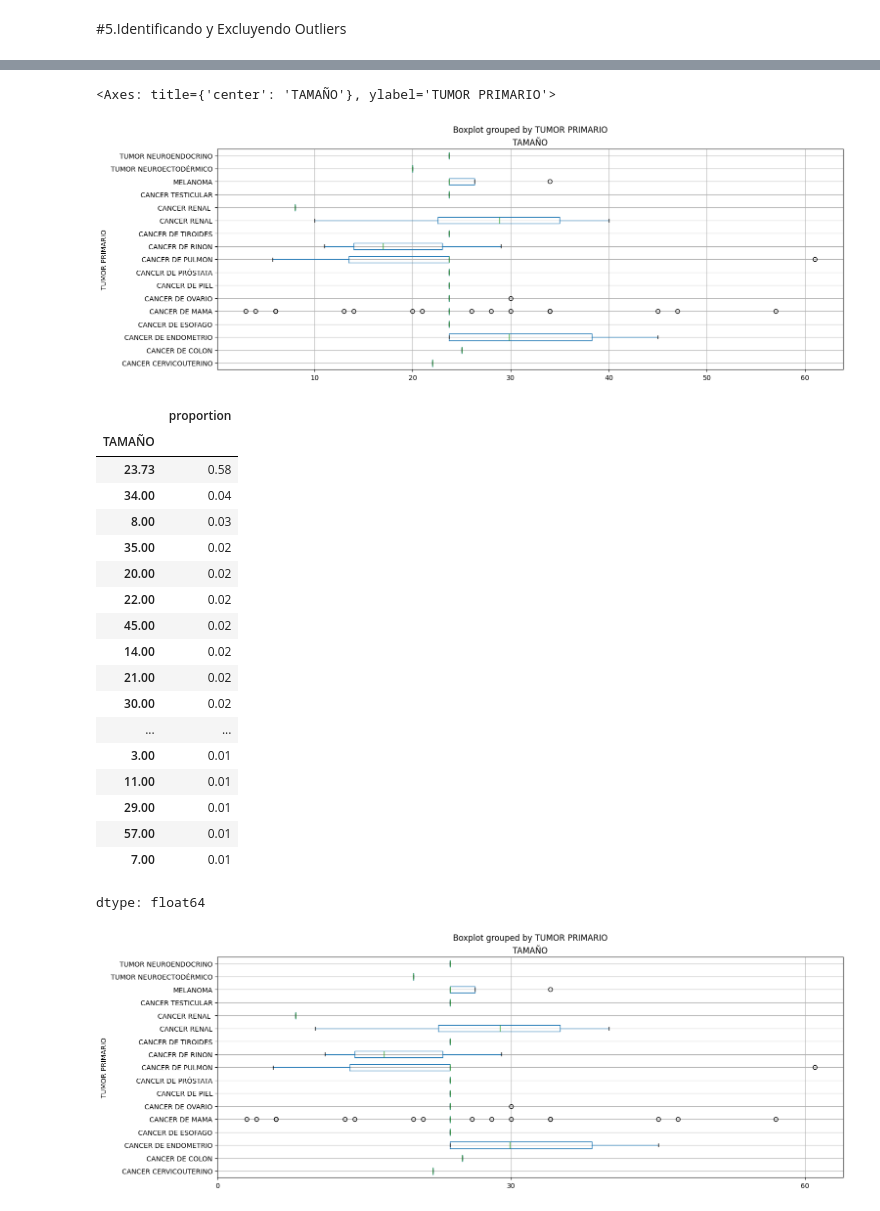
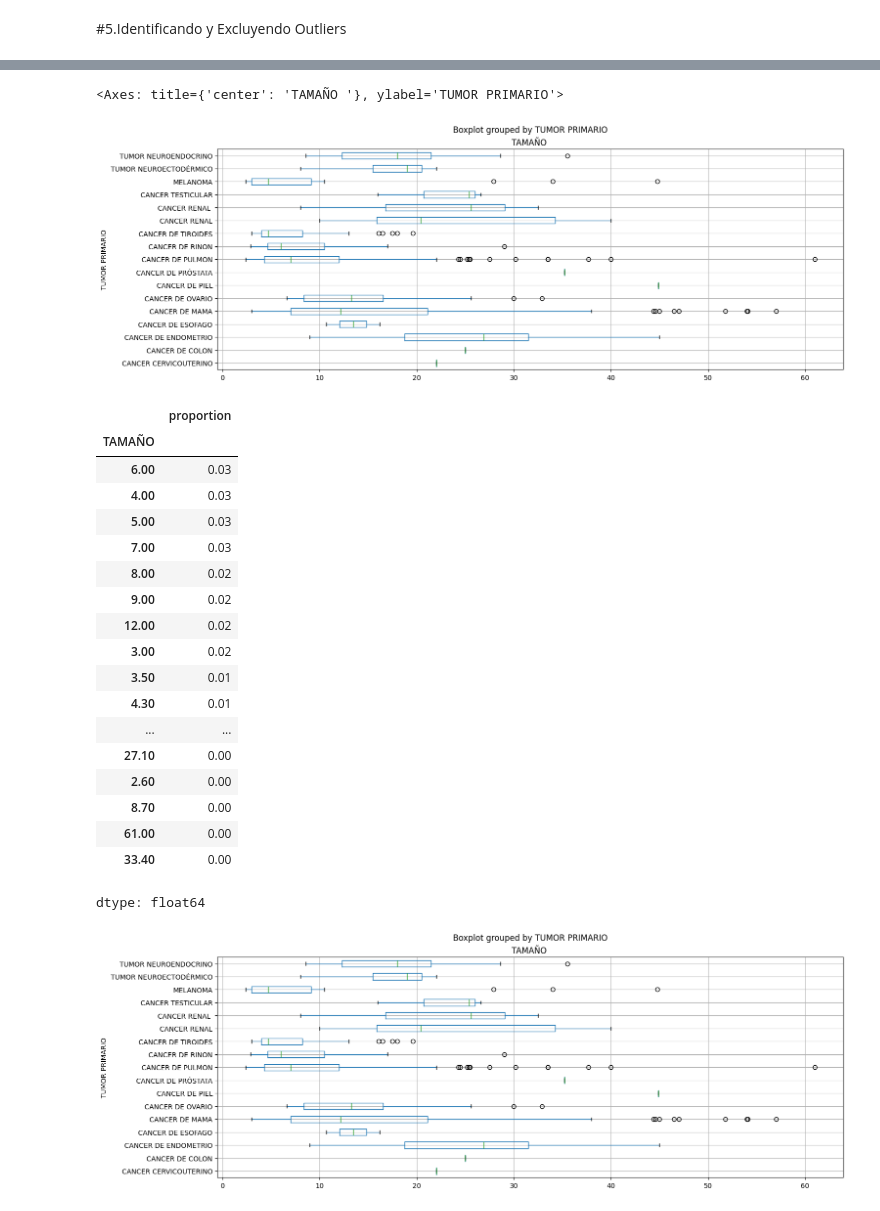
Before and after one commit to AngelTroncoso/TratamientoOncologico, a Jupyter notebook: s_20_10_data_Enero.ipynb, the cells around one changed output, grey strips where cells are left out. Cells and saved outputs as stored; diff of their text form; code cells hidden in the pictures.

```diff
--- a/s_20_10_data_Enero.ipynb
+++ b/s_20_10_data_Enero.ipynb
@@ -157,7 +157,7 @@ La base de datos presenta 468 Filas y 20 variables
 # %% [markdown]
 ##Eliminando Valores Nulos
 # %%
-dataset = pd.read_excel('/content/BASE DE DATOS METS localizacion correg (1).xlsx')
+dataset = pd.read_excel('/content/BASE DE DATOS METS localizacion correg (2).xlsx')
 # %%
 dataset.head(10)
 # %% [output]
@@ -300,5 +341,9 @@ dataset[numeric_cols].aggregate(['min', 'max'])
 # %%
-dataset.groupby('TUMOR PRIMARIO')['TAMAÑO'].aggregate(['min','max','mean']) \
+# Convertir la columna 'TAMAÑO ' a numérica, manejando errores
+dataset['TAMAÑO '] = pd.to_numeric(dataset['TAMAÑO '], errors='coerce')
+
+# Ahora, realiza la agrupación y agregación
+dataset.groupby('TUMOR PRIMARIO')['TAMAÑO '].aggregate(['min','max','mean']) \
         .rename(columns={'min':'Minimo', 'max':'Maximo', 'mean':'Promedio'}) \
         .sort_values(by='Maximo', ascending=False)
 # %% [output]
@@ -338,37 +383,39 @@ plt.show()
 # %%
-dataset.boxplot(column='TAMAÑO', by='TUMOR PRIMARIO', vert=False)
+dataset.boxplot(column='TAMAÑO ', by='TUMOR PRIMARIO', vert=False)
 # %% [output]
-<Axes: title={'center': 'TAMAÑO'}, ylabel='TUMOR PRIMARIO'>
+<Axes: title={'center': 'TAMAÑO '}, ylabel='TUMOR PRIMARIO'>
-[figure, old version]
+[figure, new version]
 # %%
 pd.set_option('display.max_rows', None)
-dataset.TAMAÑO.value_counts(normalize=True)
+dataset['TAMAÑO '].value_counts(normalize=True) # Use 'TAMAÑO ' with trailing space
 # %% [output]
 |  | proportion |
 | TAMAÑO |  |
-| 23.73 | 0.58 |
-| 34.00 | 0.04 |
-| 8.00 | 0.03 |
-| 35.00 | 0.02 |
-| 20.00 | 0.02 |
-| 22.00 | 0.02 |
-| 45.00 | 0.02 |
-| 14.00 | 0.02 |
-| 21.00 | 0.02 |
-| 30.00 | 0.02 |
+| 6.00 | 0.03 |
+| 4.00 | 0.03 |
+| 5.00 | 0.03 |
+| 7.00 | 0.03 |
+| 8.00 | 0.02 |
+| 9.00 | 0.02 |
+| 12.00 | 0.02 |
+| 3.00 | 0.02 |
+| 3.50 | 0.01 |
+| 4.30 | 0.01 |
 | ... | ... |
-| 3.00 | 0.01 |
-| 11.00 | 0.01 |
-| 29.00 | 0.01 |
-| 57.00 | 0.01 |
-| 7.00 | 0.01 |
+| 27.10 | 0.00 |
+| 2.60 | 0.00 |
+| 8.70 | 0.00 |
+| 61.00 | 0.00 |
+| 33.40 | 0.00 |
 dtype: float64
 # %%
 dataset = dataset[~dataset['TUMOR PRIMARIO'].isin(['TAMAÑO'])]
 # %%
-boxplot = dataset.boxplot(column='TAMAÑO', by='TUMOR PRIMARIO', vert=False)
-boxplot.set_xticks(np.arange(0, 90, 30))
+import numpy as np  # Importa numpy con el alias 'np'
+
+boxplot = dataset.boxplot(column='TAMAÑO ', by='TUMOR PRIMARIO', vert=False)
+boxplot.set_xticks(np.arange(0, 70, 10)) # Ahora 'np' está definido y se puede usar
 plt.gca().xaxis.get_major_formatter().set_scientific(False)
 # %% [output]
-[figure, old version]
+[figure, new version]
 # %%
```
Also changed, not shown: parts of 27 cells of this notebook.
